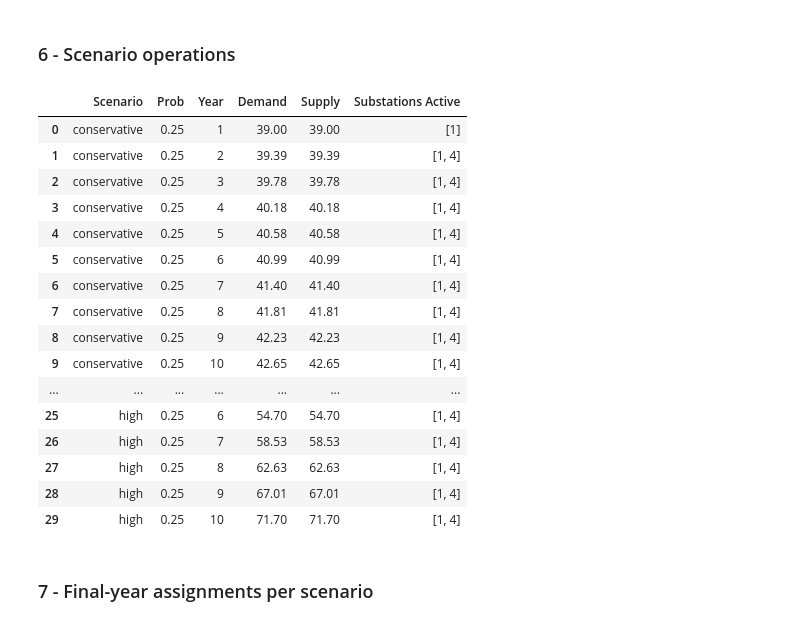
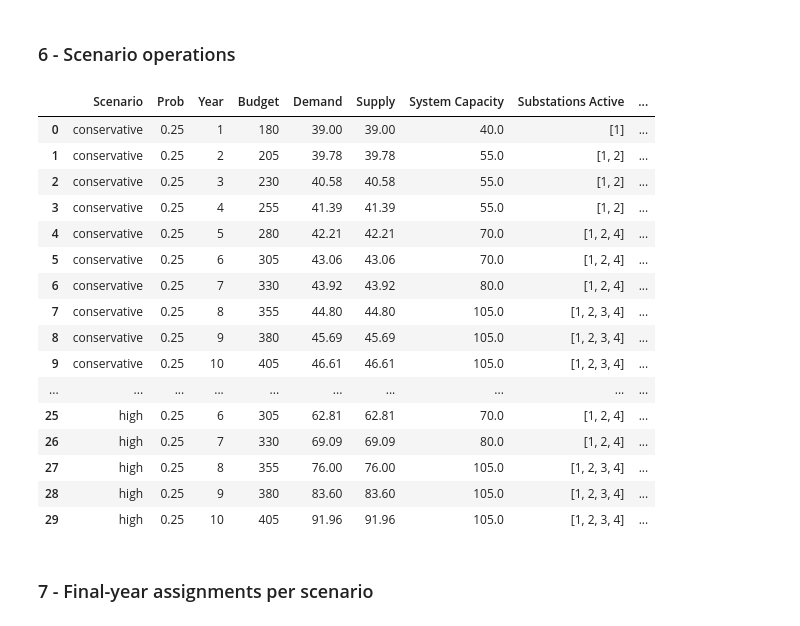
Before and after one commit to hubertprz/46750-optimization-assignment-2, a Jupyter notebook: model_3Test.ipynb, the cells around one changed output. Drawn from its saved outputs; the diff is of its cells as text; code cells hidden in the pictures.

```diff
--- a/model_3Test.ipynb
+++ b/model_3Test.ipynb
@@ -78,13 +78,13 @@ years = list(range(1, 11))      # Years 1..10
 R = 10                             # Capacity reinforcement size
 dr = 0.05                          # Discount rate
 # Dynamic budgets per year
-B = {t: 550 + 25*(t-1) for t in years}
+B = {t: 180 + 25*(t-1) for t in years}
 
 # Scenario growth rates (annual) and probabilities
 scenarios_def = {
-    'conservative': {'prob': 0.25, 'growth': 0.01},
-    'base':         {'prob': 0.50, 'growth': 0.04},
-    'high':         {'prob': 0.25, 'growth': 0.07},
+    'conservative': {'prob': 0.25, 'growth': 0.02},
+    'base':         {'prob': 0.50, 'growth': 0.06},
+    'high':         {'prob': 0.25, 'growth': 0.10},
 }
 
 # Build per-scenario, per-year demands
@@ -135,6 +135,7 @@ solution = solve_network_stochastic(
 S_idx = list(range(1, len(DistributionNetwork.SUBSTATIONS)+1))
 base_edge_cost = DistributionNetwork.edge_cost
 
+# New lines built per year (costed edges only)
 lines_added = {}
 for t in years:
     added = set()
@@ -145,8 +146,24 @@ for t in years:
                 added.add(e)
     lines_added[t] = sorted(list(added))
 
+# Expected demand and supply across scenarios
+expected_demand = {}
+expected_supply = {}
+for t in years:
+    exp_d = 0.0
+    exp_s = 0.0
+    for omega, data in scenarios.items():
+        p = data['prob']
+        exp_d += p * sum(data['demands'][t].values())
+        exp_s += p * sum(solution['r'][(s, t, omega)] for s in S_idx)
+    expected_demand[t] = round(exp_d, 2)
+    expected_supply[t] = round(exp_s, 2)
+
 investment_summary = pd.DataFrame({
     'Budget': [B[t] if not isinstance(B, dict) else B[t] for t in years],
+    'System Demand (exp)': [expected_demand[t] for t in years],
+    'System Supply (exp)': [expected_supply[t] for t in years],
+    'System Capacity': [sum(solution['P'][(s, t)] for s in S_idx) for t in years],
     'Substations Active': [[s for s in S_idx if solution['w'][(s, t)] > 0.5] for t in years],
     'Lines Added': [lines_added[t] for t in years],
     'Cost substation (nom)': [round(solution['cost_components_nominal'][t]['substation'], 2) for t in years],
@@ -174,39 +191,48 @@ investment_summary
 # %%
 records = []
 for omega, data in scenarios.items():
     for t in years:
         demand = sum(data['demands'][t].values())
         supply = sum(solution['r'][(s, t, omega)] for s in S_idx)
         active = [s for s in S_idx if solution['w'][(s, t)] > 0.5]
+        lines_added = [ (i,j) for (i,j,s,tau), val in solution['b_on'].items() if tau == t and val > 0.5 and base_edge_cost.get((i,j),0) > 0 ]
         records.append({
             'Scenario': omega,
             'Prob': data['prob'],
             'Year': t,
+            'Budget': B[t] if not isinstance(B, dict) else B[t],
             'Demand': round(demand, 2),
             'Supply': round(supply, 2),
-            'Substations Active': active
+            'System Capacity': sum(solution['P'][(s, t)] for s in S_idx),
+            'Substations Active': active,
+            'Lines Added': sorted(list(set(lines_added))),
+            'Cost substation (nom)': round(solution['cost_components_nominal'][t]['substation'], 2),
+            'Cost lines (nom)': round(solution['cost_components_nominal'][t]['lines'], 2),
+            'Cost reinforcement (nom)': round(solution['cost_components_nominal'][t]['reinforcement'], 2),
+            'Cost (nominal)': round(solution['cost_per_year_nominal'][t], 2),
+            'Cost (discounted)': round(solution['cost_per_year'][t], 2)
         })
 
 ops_summary = pd.DataFrame(records)
 ops_summary
 # %% [output]
-|  | Scenario | Prob | Year | Demand | Supply | Substations Active |
-| 0 | conservative | 0.25 | 1 | 39.00 | 39.00 | [1] |
-| 1 | conservative | 0.25 | 2 | 39.39 | 39.39 | [1, 4] |
-| 2 | conservative | 0.25 | 3 | 39.78 | 39.78 | [1, 4] |
-| 3 | conservative | 0.25 | 4 | 40.18 | 40.18 | [1, 4] |
-| 4 | conservative | 0.25 | 5 | 40.58 | 40.58 | [1, 4] |
-| 5 | conservative | 0.25 | 6 | 40.99 | 40.99 | [1, 4] |
-| 6 | conservative | 0.25 | 7 | 41.40 | 41.40 | [1, 4] |
-| 7 | conservative | 0.25 | 8 | 41.81 | 41.81 | [1, 4] |
-| 8 | conservative | 0.25 | 9 | 42.23 | 42.23 | [1, 4] |
-| 9 | conservative | 0.25 | 10 | 42.65 | 42.65 | [1, 4] |
-| ... | ... | ... | ... | ... | ... | ... |
-| 25 | high | 0.25 | 6 | 54.70 | 54.70 | [1, 4] |
-| 26 | high | 0.25 | 7 | 58.53 | 58.53 | [1, 4] |
-| 27 | high | 0.25 | 8 | 62.63 | 62.63 | [1, 4] |
-| 28 | high | 0.25 | 9 | 67.01 | 67.01 | [1, 4] |
-| 29 | high | 0.25 | 10 | 71.70 | 71.70 | [1, 4] |
+|  | Scenario | Prob | Year | Budget | Demand | Supply | System Capacity | Substations Active | ... |
+| 0 | conservative | 0.25 | 1 | 180 | 39.00 | 39.00 | 40.0 | [1] | ... |
+| 1 | conservative | 0.25 | 2 | 205 | 39.78 | 39.78 | 55.0 | [1, 2] | ... |
+| 2 | conservative | 0.25 | 3 | 230 | 40.58 | 40.58 | 55.0 | [1, 2] | ... |
+| 3 | conservative | 0.25 | 4 | 255 | 41.39 | 41.39 | 55.0 | [1, 2] | ... |
+| 4 | conservative | 0.25 | 5 | 280 | 42.21 | 42.21 | 70.0 | [1, 2, 4] | ... |
+| 5 | conservative | 0.25 | 6 | 305 | 43.06 | 43.06 | 70.0 | [1, 2, 4] | ... |
+| 6 | conservative | 0.25 | 7 | 330 | 43.92 | 43.92 | 80.0 | [1, 2, 4] | ... |
+| 7 | conservative | 0.25 | 8 | 355 | 44.80 | 44.80 | 105.0 | [1, 2, 3, 4] | ... |
+| 8 | conservative | 0.25 | 9 | 380 | 45.69 | 45.69 | 105.0 | [1, 2, 3, 4] | ... |
+| 9 | conservative | 0.25 | 10 | 405 | 46.61 | 46.61 | 105.0 | [1, 2, 3, 4] | ... |
+| ... | ... | ... | ... | ... | ... | ... | ... | ... | ... |
+| 25 | high | 0.25 | 6 | 305 | 62.81 | 62.81 | 70.0 | [1, 2, 4] | ... |
+| 26 | high | 0.25 | 7 | 330 | 69.09 | 69.09 | 80.0 | [1, 2, 4] | ... |
+| 27 | high | 0.25 | 8 | 355 | 76.00 | 76.00 | 105.0 | [1, 2, 3, 4] | ... |
+| 28 | high | 0.25 | 9 | 380 | 83.60 | 83.60 | 105.0 | [1, 2, 3, 4] | ... |
+| 29 | high | 0.25 | 10 | 405 | 91.96 | 91.96 | 105.0 | [1, 2, 3, 4] | ... |
 # %% [markdown]
 ### 7 - Final-year assignments per scenario
 # %%
```
Also changed, not shown: parts of 3 cells of this notebook.
